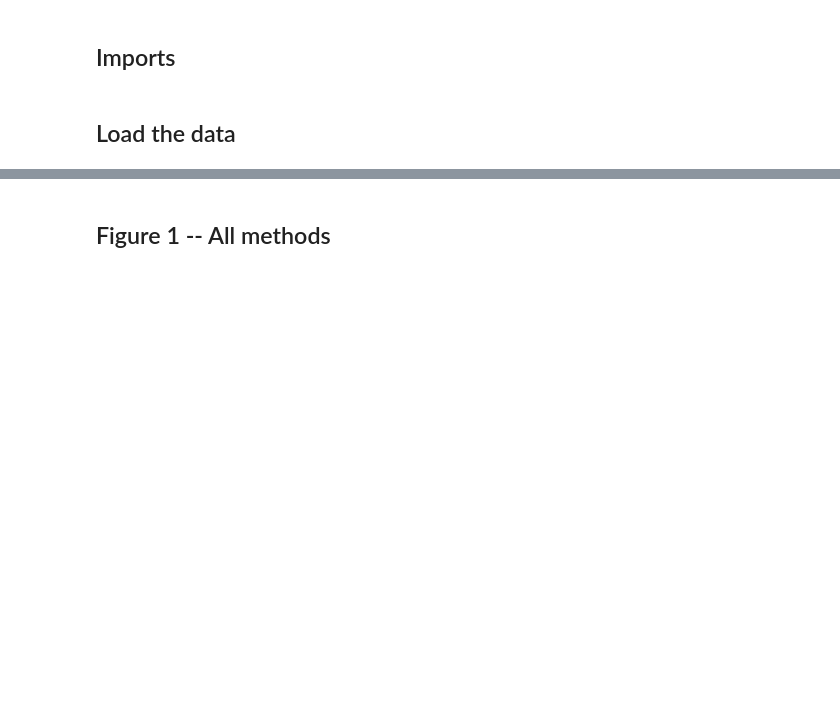
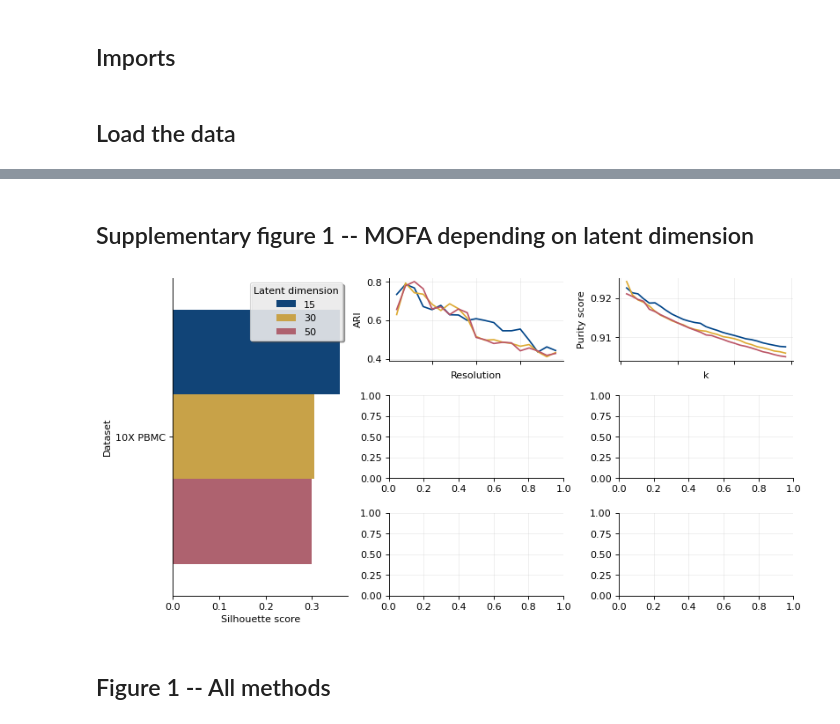
Before and after one commit to cantinilab/mowgli_reproducibility, a Jupyter notebook: visualize/figure_1.ipynb, the cells around one changed output, grey strips where cells are left out. Drawn from its saved outputs; the diff is of its cells as text; code cells hidden in the pictures; blank space fills up the shorter version.

```diff
--- a/visualize/figure_1.ipynb
+++ b/visualize/figure_1.ipynb
@@ -142,2 +79,0 @@ axes["G"].grid()
-# %% [markdown]
-## Figure 1 -- All methods
@@ -193,6 +126,60 @@ for xp_name in scores_df.index:
 
 # Turn the list into a dataframe.
 purity_res = pd.DataFrame(purity_res)
+# %% [markdown]
+## Supplementary figure 1 -- MOFA depending on latent dimension
+# %%
+# Define the subplots.
+fig = plt.figure(constrained_layout=True, figsize=(10, 5))
+axes = fig.subplot_mosaic(
+    """
+    ABC
+    ADE
+    AFG
+    """
+)
+
+# Visualize the silhouette score as a bar plot.
+sns.barplot(
+    data=scores_df.loc[scores_df["Method"] == "MOFA+"],
+    y="Dataset",
+    x="Silhouette score",
+    hue="Latent dimension",
+    ax=axes["A"],
+)
+
+# Visualize the ARI as a line plot.
+sns.lineplot(
+    data=ari_res.loc[ari_res["Method"] == "MOFA+"],
+    x="Resolution",
+    y="ARI",
+    hue="Latent dimension",
+    ax=axes["B"],
+)
+axes["B"].set_xticklabels([])
+axes["B"].get_legend().remove()
+
+# Visualize the purity score as a line plot.
+sns.lineplot(
+    data=purity_res.loc[purity_res["Method"] == "MOFA+"],
+    x="k",
+    y="Purity score",
+    hue="Latent dimension",
+    ax=axes["C"],
+)
+axes["C"].set_xticklabels([])
+axes["C"].get_legend().remove()
+
+axes["B"].grid()
+axes["C"].grid()
+axes["D"].grid()
+axes["E"].grid()
+axes["F"].grid()
+axes["G"].grid()
+# %% [output]
+[figure, added]
+# %% [markdown]
+## Figure 1 -- All methods
 # %%
 # Define the subplots.
 fig = plt.figure(constrained_layout=True, figsize=(10, 5))
```
Also changed, not shown: parts of 10 cells of this notebook, 3 other files.
